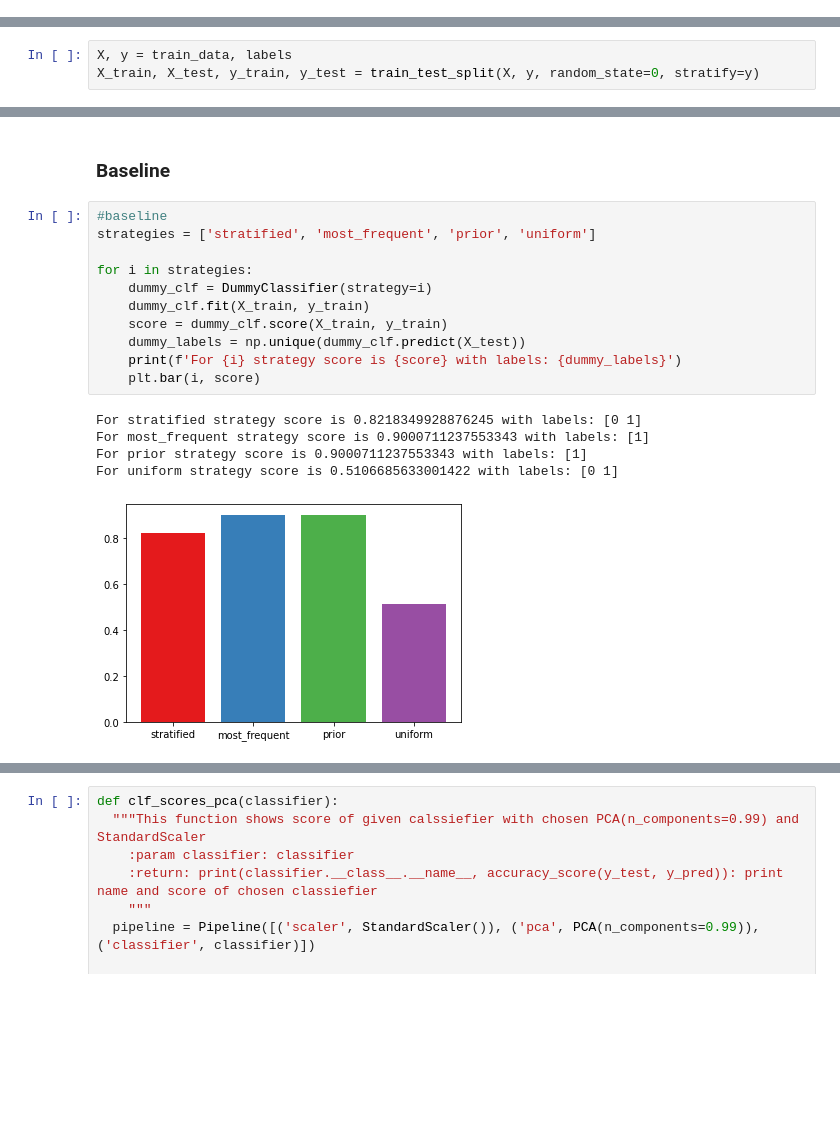
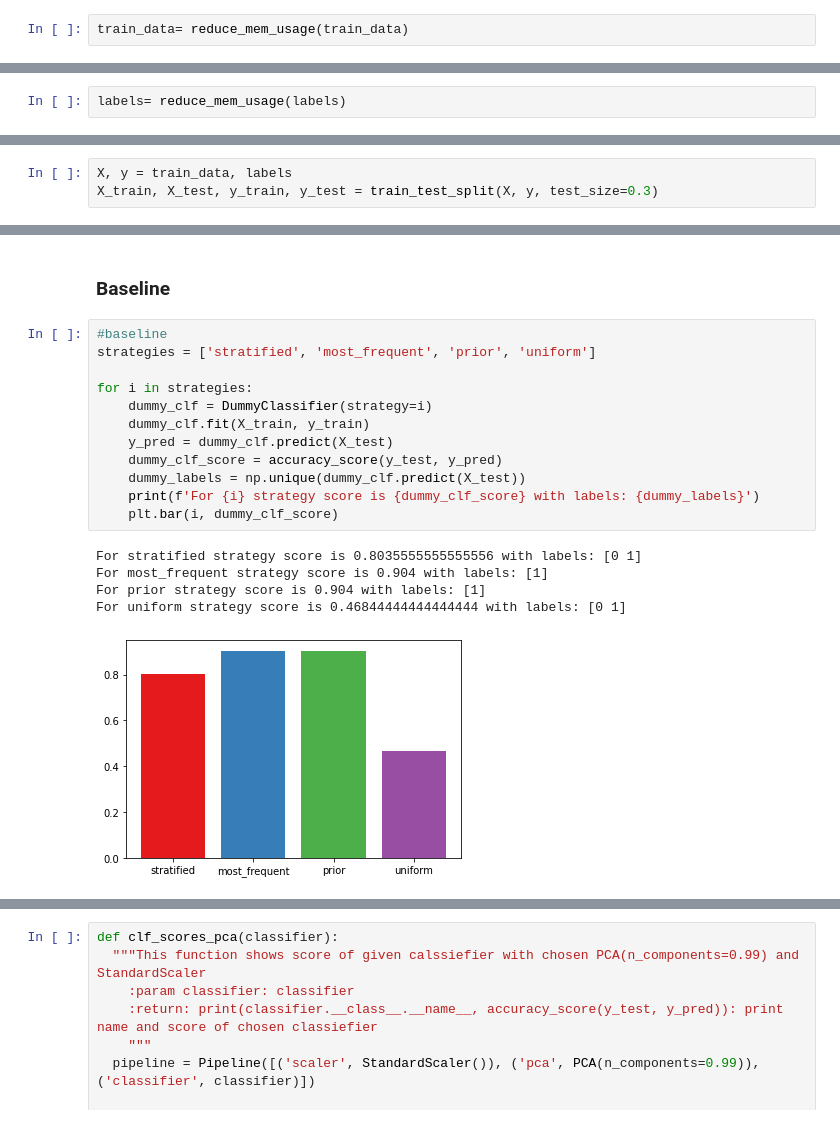
Before and after one commit to opopiol/ML_project, a Jupyter notebook: model.ipynb, the cells around one changed output, grey strips where cells are left out. Drawn from its saved outputs; the diff is of its cells as text; blank space fills up the shorter version.

```diff
--- a/model.ipynb
+++ b/model.ipynb
@@ -60,3 +131,5 @@ Mounted at /content/drive
 #import train dataset
 train_path = '/content/drive/MyDrive/project/train_data.csv'
 train_data = pd.read_csv(train_path, header=None)
+# %%
+train_data= reduce_mem_usage(train_data)
@@ -64,3 +142,5 @@ train_data = pd.read_csv(train_path, header=None)
 #import labels
 labels_path = '/content/drive/MyDrive/project/train_labels.csv'
 labels = pd.read_csv(labels_path, header=None,  names=['y'])
+# %%
+labels= reduce_mem_usage(labels)
@@ -71,6 +163,6 @@ test_data = pd.read_csv(test_path, header=None)
 # %%
 X, y = train_data, labels
-X_train, X_test, y_train, y_test = train_test_split(X, y, random_state=0, stratify=y)
+X_train, X_test, y_train, y_test = train_test_split(X, y, test_size=0.3)
 # %% [markdown]
 ### ***EDA***
 # %%
@@ -217,17 +312,18 @@ sns.scatterplot(df1[:,0],
 # %%
 #baseline
 strategies = ['stratified', 'most_frequent', 'prior', 'uniform']
 
 for i in strategies:
     dummy_clf = DummyClassifier(strategy=i)
     dummy_clf.fit(X_train, y_train)
-    score = dummy_clf.score(X_train, y_train)
+    y_pred = dummy_clf.predict(X_test)
+    dummy_clf_score = accuracy_score(y_test, y_pred)
     dummy_labels = np.unique(dummy_clf.predict(X_test))
-    print(f'For {i} strategy score is {score} with labels: {dummy_labels}')
-    plt.bar(i, score)
+    print(f'For {i} strategy score is {dummy_clf_score} with labels: {dummy_labels}')
+    plt.bar(i, dummy_clf_score)
 # %% [output]
-For stratified strategy score is 0.8218349928876245 with labels: [0 1]
-For most_frequent strategy score is 0.9000711237553343 with labels: [1]
-For prior strategy score is 0.9000711237553343 with labels: [1]
-For uniform strategy score is 0.5106685633001422 with labels: [0 1]
+For stratified strategy score is 0.8035555555555556 with labels: [0 1]
+For most_frequent strategy score is 0.904 with labels: [1]
+For prior strategy score is 0.904 with labels: [1]
+For uniform strategy score is 0.46844444444444444 with labels: [0 1]
-[figure, old version]
+[figure, new version]
```
Also changed, not shown: parts of 21 cells of this notebook.
